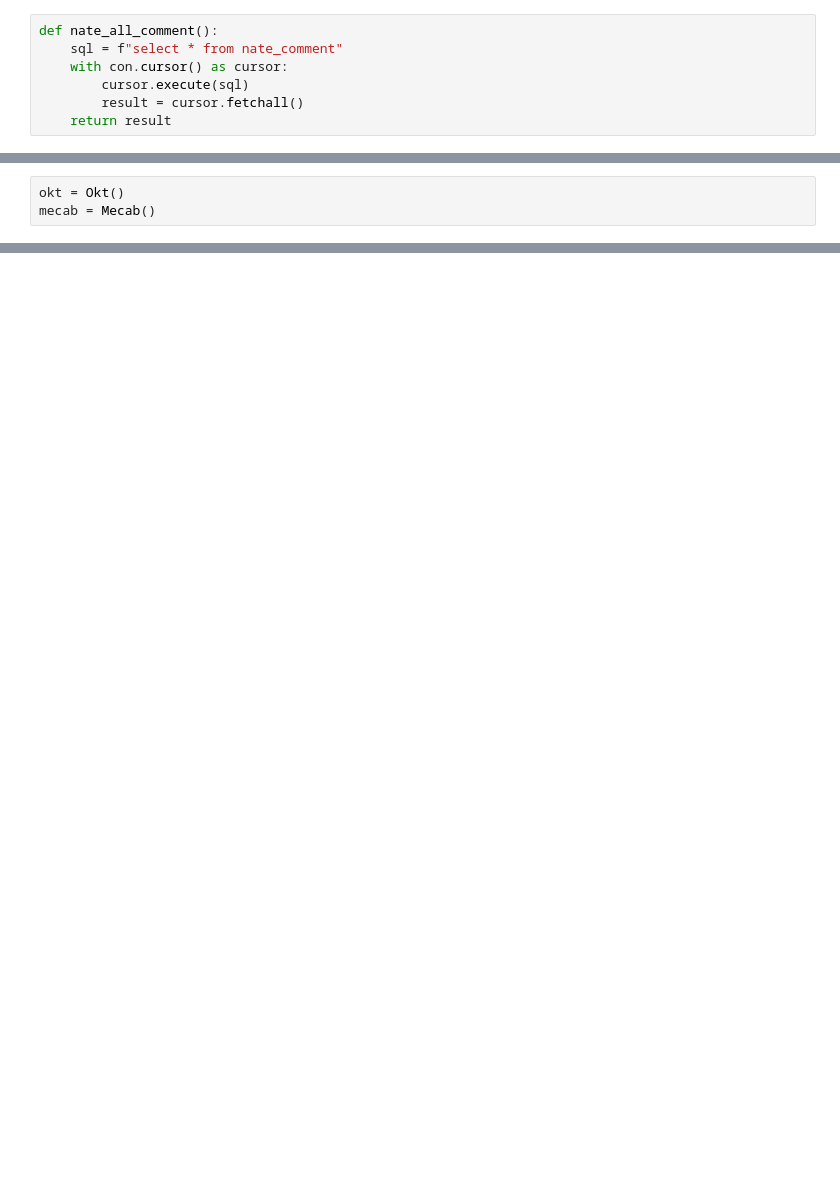
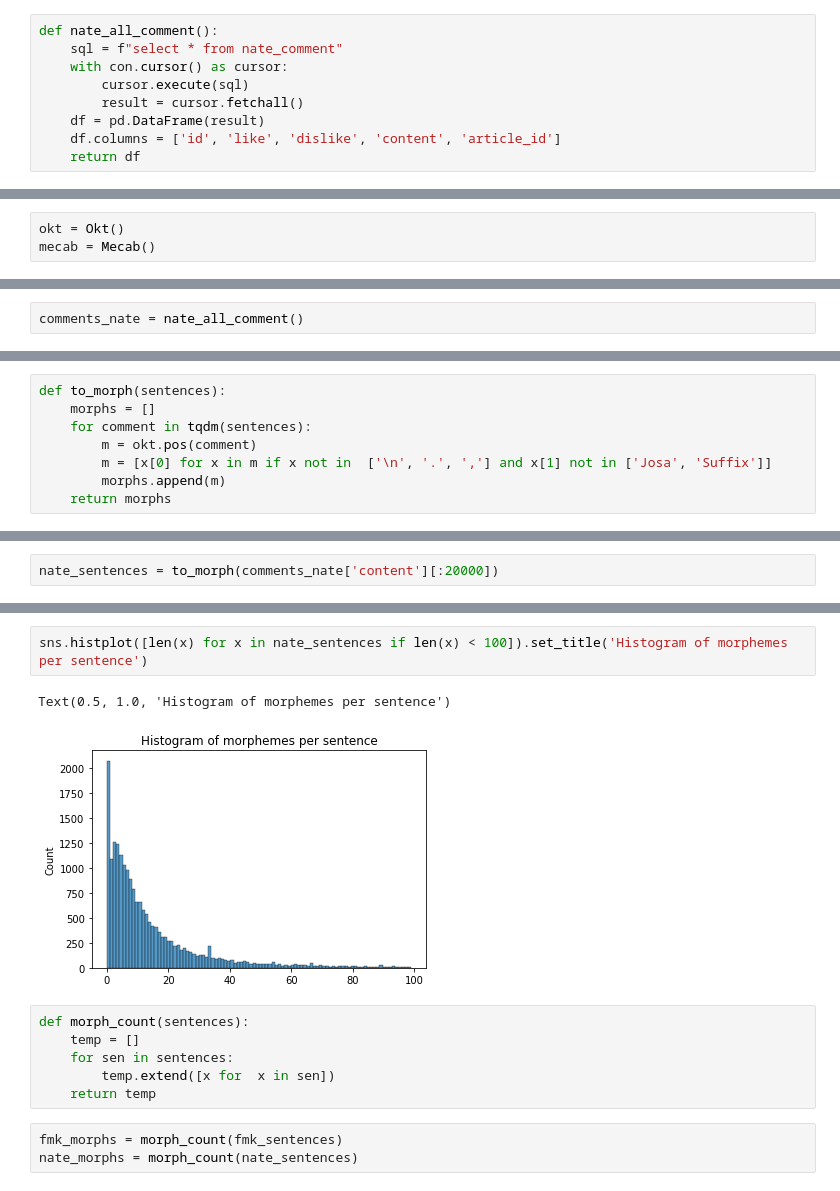
Before and after one commit to parkeunsang/toy_projects, a Jupyter notebook: community_nlp/eda.ipynb, the cells around one changed output, grey strips where cells are left out. Drawn from its saved outputs; the diff is of its cells as text; blank space fills up the shorter version.

```diff
--- a/community_nlp/eda.ipynb
+++ b/community_nlp/eda.ipynb
@@ -32,4 +41,6 @@ def nate_all_comment():
     with con.cursor() as cursor:
         cursor.execute(sql)
         result = cursor.fetchall()
-    return result
+    df = pd.DataFrame(result)
+    df.columns = ['id', 'like', 'dislike', 'content', 'article_id']
+    return df
@@ -96,0 +61,2 @@ okt.pos('니가 내 첫사랑이였는데 너한테 미친년 __년 __ 소리
+# %%
+comments_nate = nate_all_comment()
@@ -96,0 +71,8 @@ okt.pos('니가 내 첫사랑이였는데 너한테 미친년 __년 __ 소리
+# %%
+def to_morph(sentences):
+    morphs = []
+    for comment in tqdm(sentences):
+        m = okt.pos(comment)
+        m = [x[0] for x in m if x not in  ['\n', '.', ','] and x[1] not in ['Josa', 'Suffix']]
+        morphs.append(m)
+    return morphs
@@ -96,0 +81,2 @@ okt.pos('니가 내 첫사랑이였는데 너한테 미친년 __년 __ 소리
+# %%
+nate_sentences = to_morph(comments_nate['content'][:20000])
@@ -96,0 +90,14 @@ okt.pos('니가 내 첫사랑이였는데 너한테 미친년 __년 __ 소리
+# %%
+sns.histplot([len(x) for x in nate_sentences if len(x) < 100]).set_title('Histogram of morphemes per sentence')
+# %% [output]
+Text(0.5, 1.0, 'Histogram of morphemes per sentence')
+[figure, added]
+# %%
+def morph_count(sentences):
+    temp = []
+    for sen in sentences:
+        temp.extend([x for  x in sen])
+    return temp
+# %%
+fmk_morphs = morph_count(fmk_sentences)
+nate_morphs = morph_count(nate_sentences)
```
Also changed, not shown: parts of 44 cells of this notebook, 7 other files.
